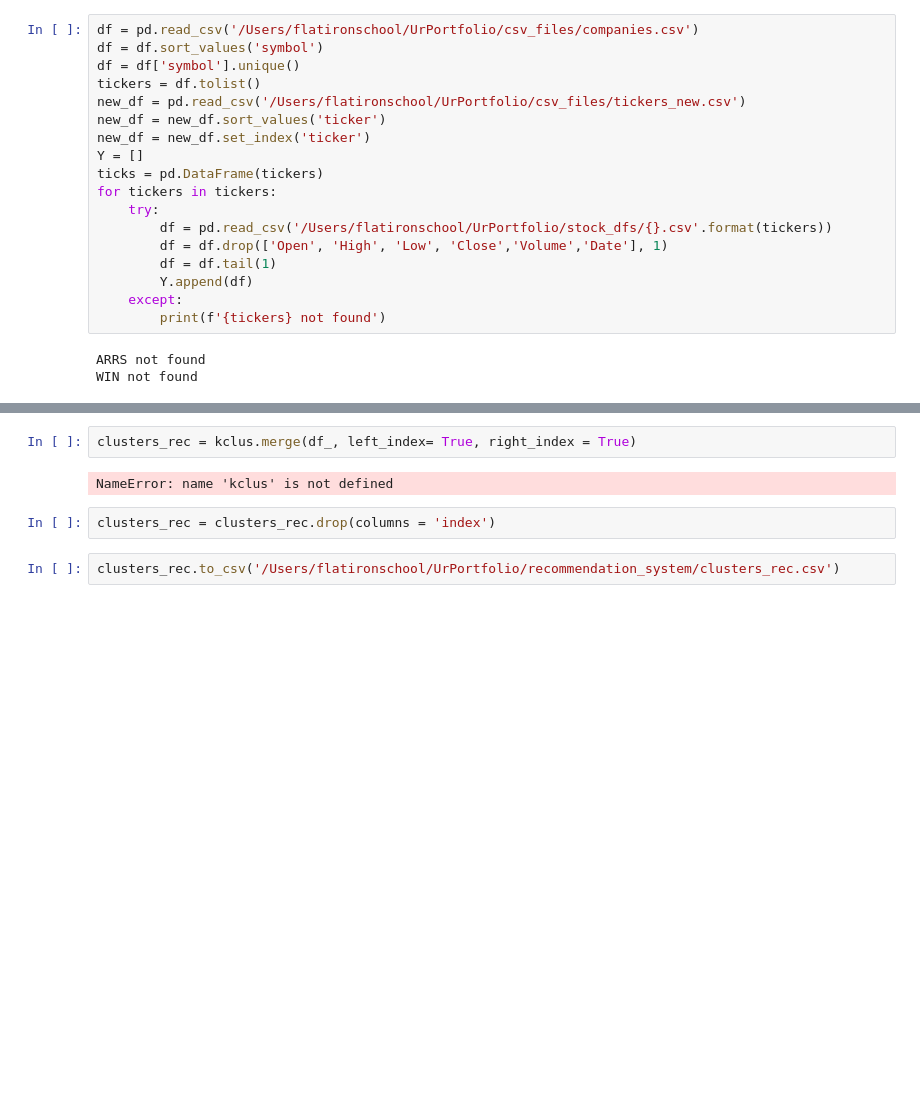
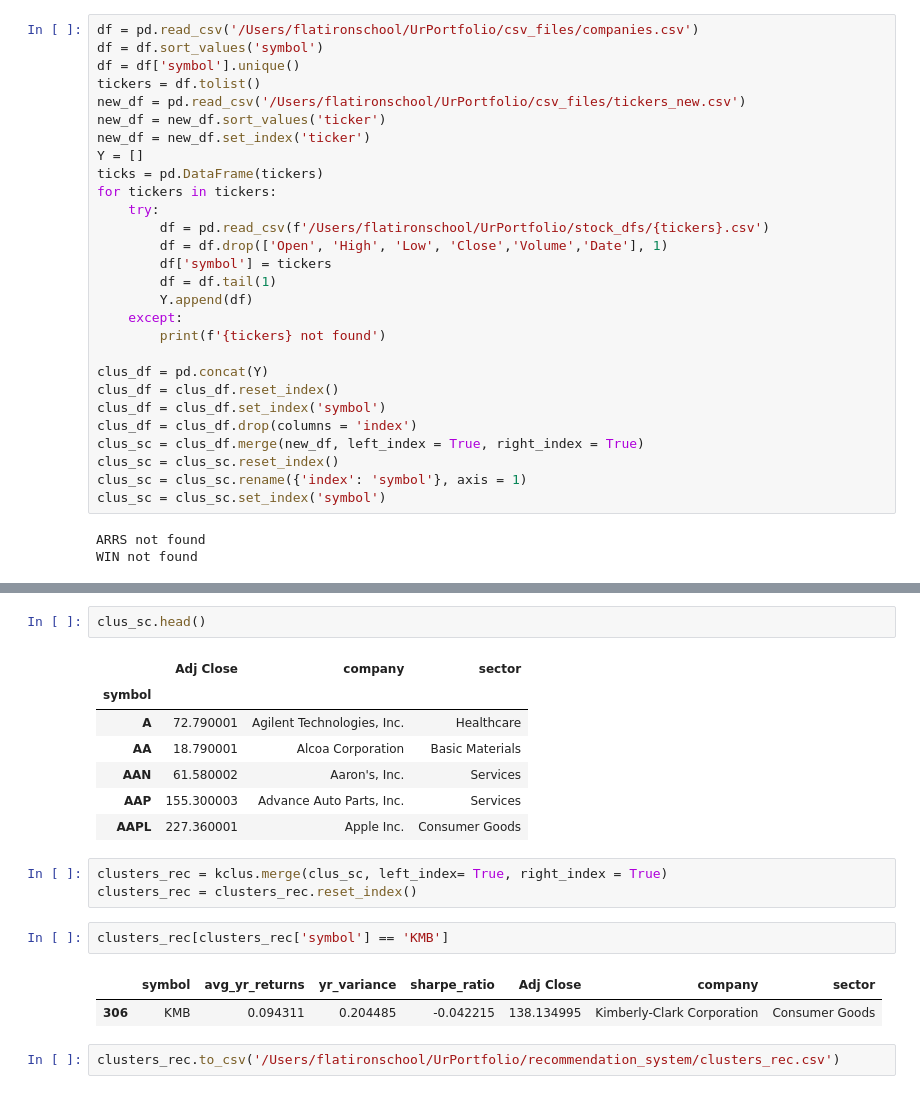
Before and after one commit to Jwdaniel34/UrPortfolio, a Jupyter notebook: recommendation_system/Kmean_cluster.ipynb, the cells around one changed output, grey strips where cells are left out. Saved outputs shown, nothing was run; the diff lists cells and outputs as text; blank space fills up the shorter version.

Commit message:
update on dataframe clustering, moved dashboard,

```diff
--- a/recommendation_system/Kmean_cluster.ipynb
+++ b/recommendation_system/Kmean_cluster.ipynb
@@ -299,12 +295,22 @@ Y = []
 ticks = pd.DataFrame(tickers)
 for tickers in tickers:
     try:
-        df = pd.read_csv('/Users/flatironschool/UrPortfolio/stock_dfs/{}.csv'.format(tickers))
+        df = pd.read_csv(f'/Users/flatironschool/UrPortfolio/stock_dfs/{tickers}.csv')
         df = df.drop(['Open', 'High', 'Low', 'Close','Volume','Date'], 1)
+        df['symbol'] = tickers
         df = df.tail(1)
         Y.append(df)
     except:
         print(f'{tickers} not found')
+
+clus_df = pd.concat(Y)
+clus_df = clus_df.reset_index()
+clus_df = clus_df.set_index('symbol')
+clus_df = clus_df.drop(columns = 'index')
+clus_sc = clus_df.merge(new_df, left_index = True, right_index = True)
+clus_sc = clus_sc.reset_index()
+clus_sc = clus_sc.rename({'index': 'symbol'}, axis = 1)
+clus_sc = clus_sc.set_index('symbol')
 # %% [output]
 ARRS not found
 WIN not found
@@ -340,9 +317,21 @@ df_= df_.rename({0: 'symbol','Adj Close': 'Price'}, axis = 1)
+# %%
+clus_sc.head()
+# %% [output]
+|  | Adj Close | company | sector |
+| symbol |  |  |  |
+| A | 72.790001 | Agilent Technologies, Inc. | Healthcare |
+| AA | 18.790001 | Alcoa Corporation | Basic Materials |
+| AAN | 61.580002 | Aaron's, Inc. | Services |
+| AAP | 155.300003 | Advance Auto Parts, Inc. | Services |
+| AAPL | 227.360001 | Apple Inc. | Consumer Goods |
 # %%
-clusters_rec = kclus.merge(df_, left_index= True, right_index = True)
+clusters_rec = kclus.merge(clus_sc, left_index= True, right_index = True)
+clusters_rec = clusters_rec.reset_index()
-# %% [output]
-NameError: name 'kclus' is not defined
-# %%
-clusters_rec = clusters_rec.drop(columns = 'index')
+# %%
+clusters_rec[clusters_rec['symbol'] == 'KMB']
+# %% [output]
+|  | symbol | avg_yr_returns | yr_variance | sharpe_ratio | Adj Close | company | sector |
+| 306 | KMB | 0.094311 | 0.204485 | -0.042215 | 138.134995 | Kimberly-Clark Corporation | Consumer Goods |
 # %%
 clusters_rec.to_csv('/Users/flatironschool/UrPortfolio/recommendation_system/clusters_rec.csv')
 # %%
```
Also changed, not shown: parts of 12 cells of this notebook.
